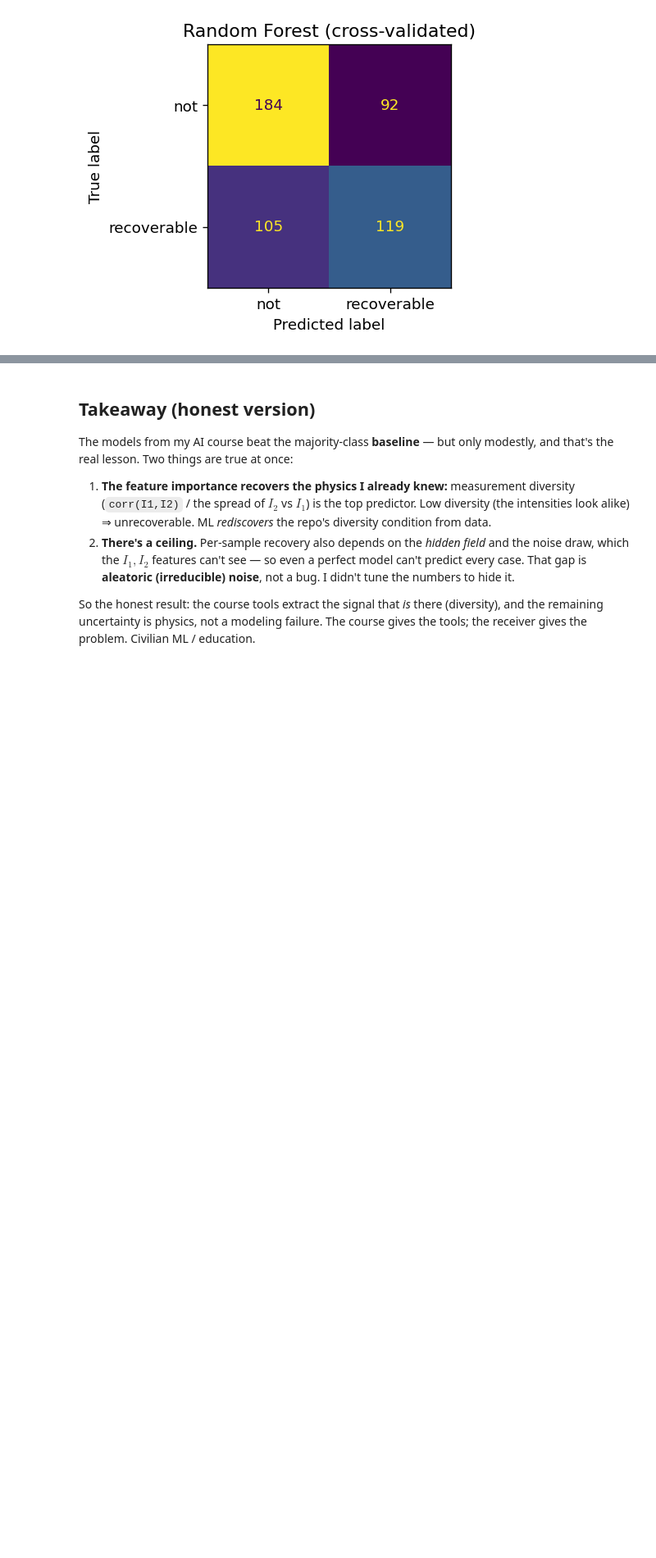
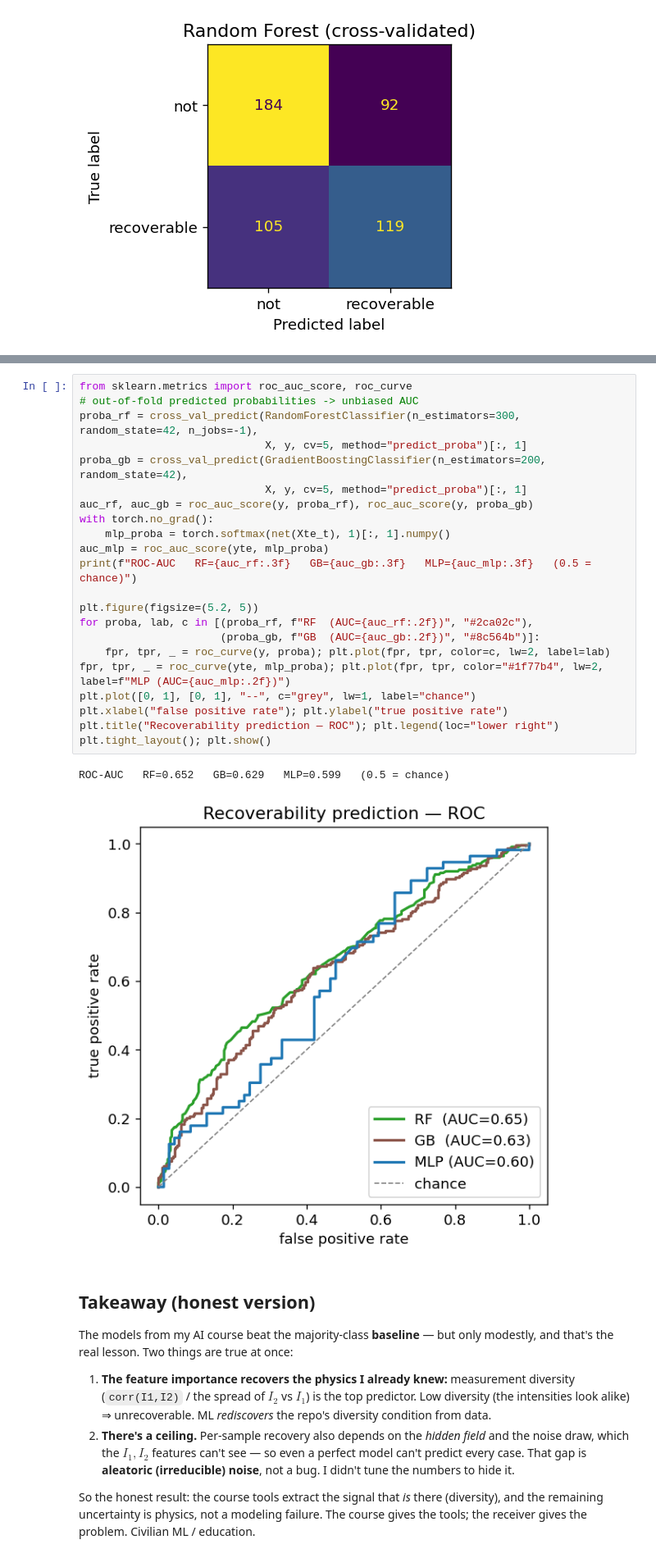
Before and after one commit to ColinsCoding/Dispersion-Assisted-GS-Phase-Recovery, a Jupyter notebook: notebooks/ml_course_on_receiver.ipynb, the cells around one changed output, grey strips where cells are left out. Shown at 82% size. Drawn from its saved outputs; the diff is of its cells as text; blank space fills up the shorter version.

Commit message:
fix+feat(ml_course): repair import broken by refactor (comma-separated import missed by migration); add ROC/AUC section -- RF AUC=0.65, corr(I1,I2)=top feature

```diff
--- a/notebooks/ml_course_on_receiver.ipynb
+++ b/notebooks/ml_course_on_receiver.ipynb
@@ -147,3 +155,28 @@ ax.set_title("Random Forest (cross-validated)"); plt.tight_layout(); plt.show()
+# %%
+from sklearn.metrics import roc_auc_score, roc_curve
+# out-of-fold predicted probabilities -> unbiased AUC
+proba_rf = cross_val_predict(RandomForestClassifier(n_estimators=300, random_state=42, n_jobs=-1),
+                             X, y, cv=5, method="predict_proba")[:, 1]
+proba_gb = cross_val_predict(GradientBoostingClassifier(n_estimators=200, random_state=42),
+                             X, y, cv=5, method="predict_proba")[:, 1]
+auc_rf, auc_gb = roc_auc_score(y, proba_rf), roc_auc_score(y, proba_gb)
+with torch.no_grad():
+    mlp_proba = torch.softmax(net(Xte_t), 1)[:, 1].numpy()
+auc_mlp = roc_auc_score(yte, mlp_proba)
+print(f"ROC-AUC   RF={auc_rf:.3f}   GB={auc_gb:.3f}   MLP={auc_mlp:.3f}   (0.5 = chance)")
+
+plt.figure(figsize=(5.2, 5))
+for proba, lab, c in [(proba_rf, f"RF  (AUC={auc_rf:.2f})", "#2ca02c"),
+                      (proba_gb, f"GB  (AUC={auc_gb:.2f})", "#8c564b")]:
+    fpr, tpr, _ = roc_curve(y, proba); plt.plot(fpr, tpr, color=c, lw=2, label=lab)
+fpr, tpr, _ = roc_curve(yte, mlp_proba); plt.plot(fpr, tpr, color="#1f77b4", lw=2, label=f"MLP (AUC={auc_mlp:.2f})")
+plt.plot([0, 1], [0, 1], "--", c="grey", lw=1, label="chance")
+plt.xlabel("false positive rate"); plt.ylabel("true positive rate")
+plt.title("Recoverability prediction — ROC"); plt.legend(loc="lower right")
+plt.tight_layout(); plt.show()
+# %% [output]
+ROC-AUC   RF=0.652   GB=0.629   MLP=0.599   (0.5 = chance)
+[figure, added]
 # %% [markdown]
 ## Takeaway (honest version)
 
```
Also changed, not shown: parts of 2 cells of this notebook, 1 other file.
